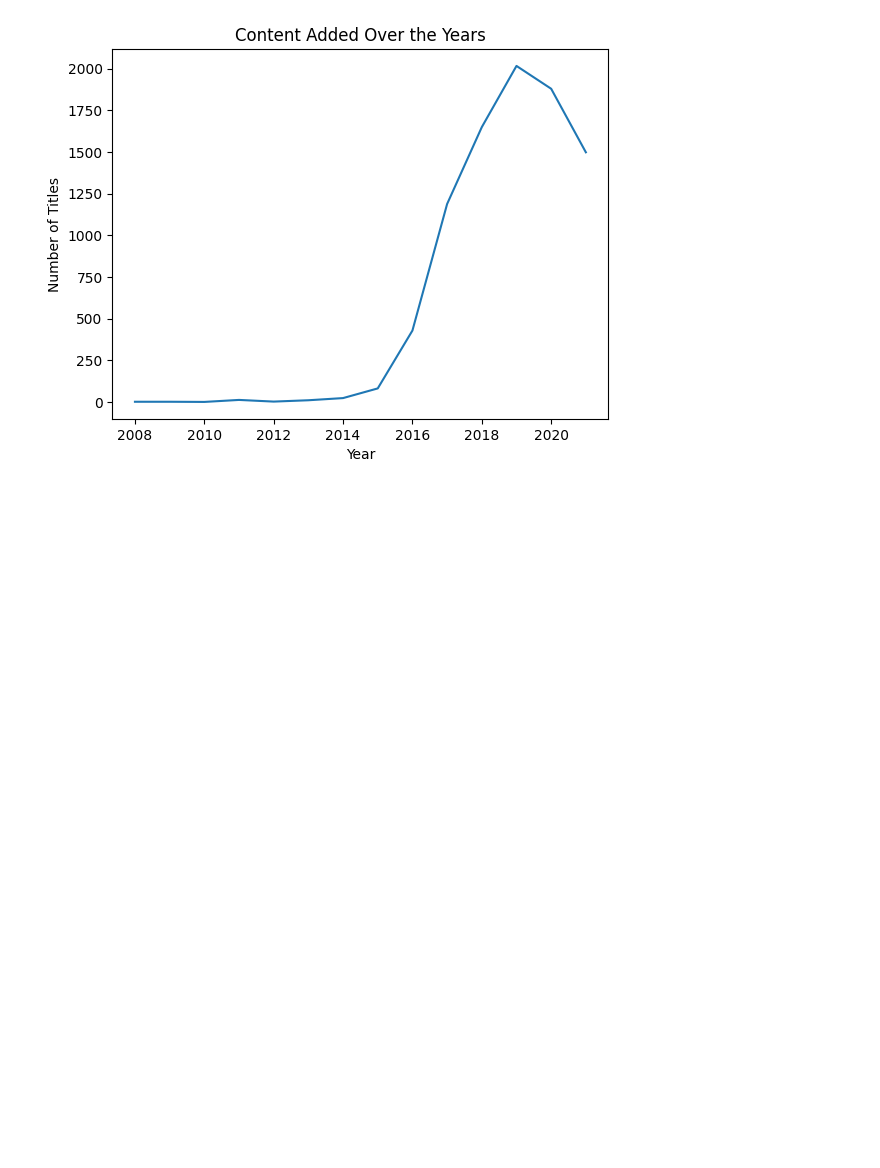
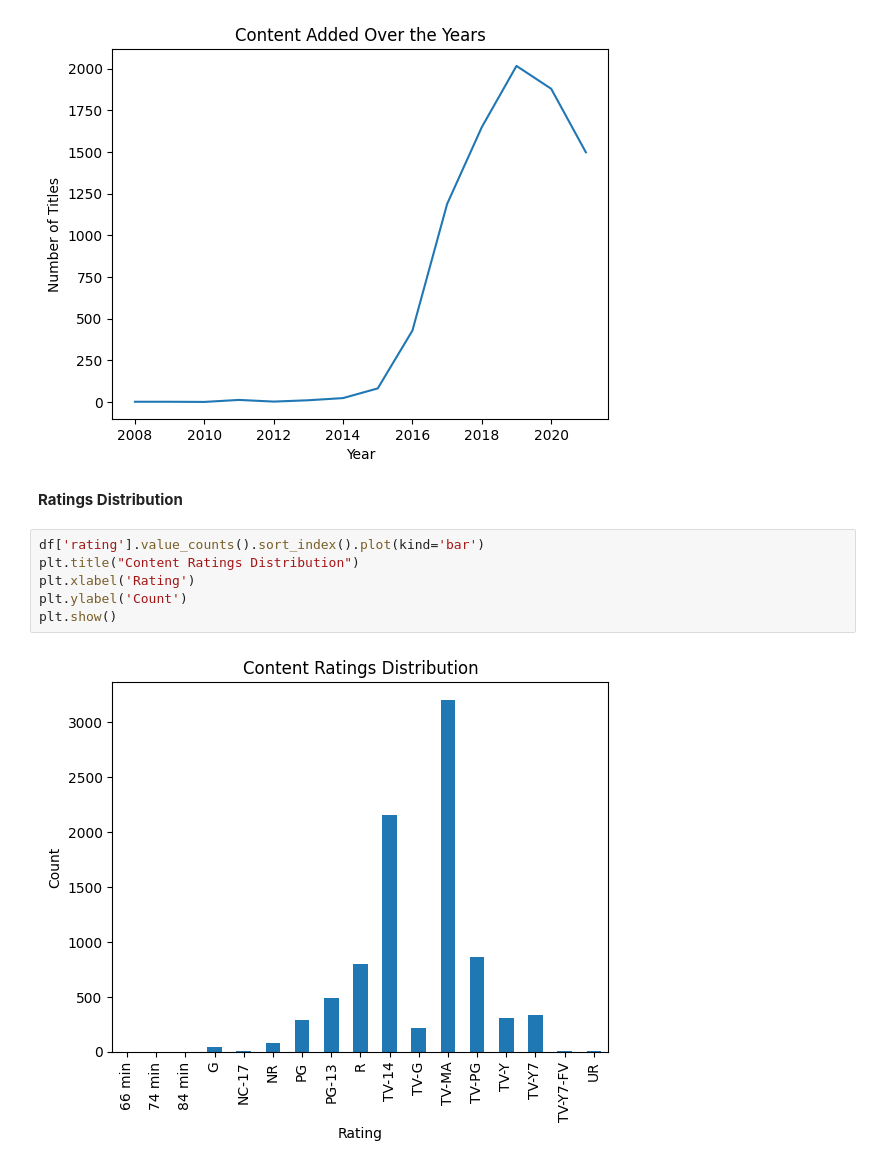
Before and after one commit to EBNyame/pandas-netflix-eda, a Jupyter notebook: notebook.ipynb, the cells around one changed output. Saved outputs shown, nothing was run; the diff lists cells and outputs as text; blank space fills up the shorter version.

Commit message:
Ratings Distribution

```diff
--- a/notebook.ipynb
+++ b/notebook.ipynb
@@ -361,3 +361,13 @@ plt.ylabel('Number of Titles')
 plt.show();
 # %% [output]
 [figure]
+# %% [markdown]
+**Ratings Distribution**
+# %%
+df['rating'].value_counts().sort_index().plot(kind='bar')
+plt.title("Content Ratings Distribution")
+plt.xlabel('Rating')
+plt.ylabel('Count')
+plt.show()
+# %% [output]
+[figure, added]
```
